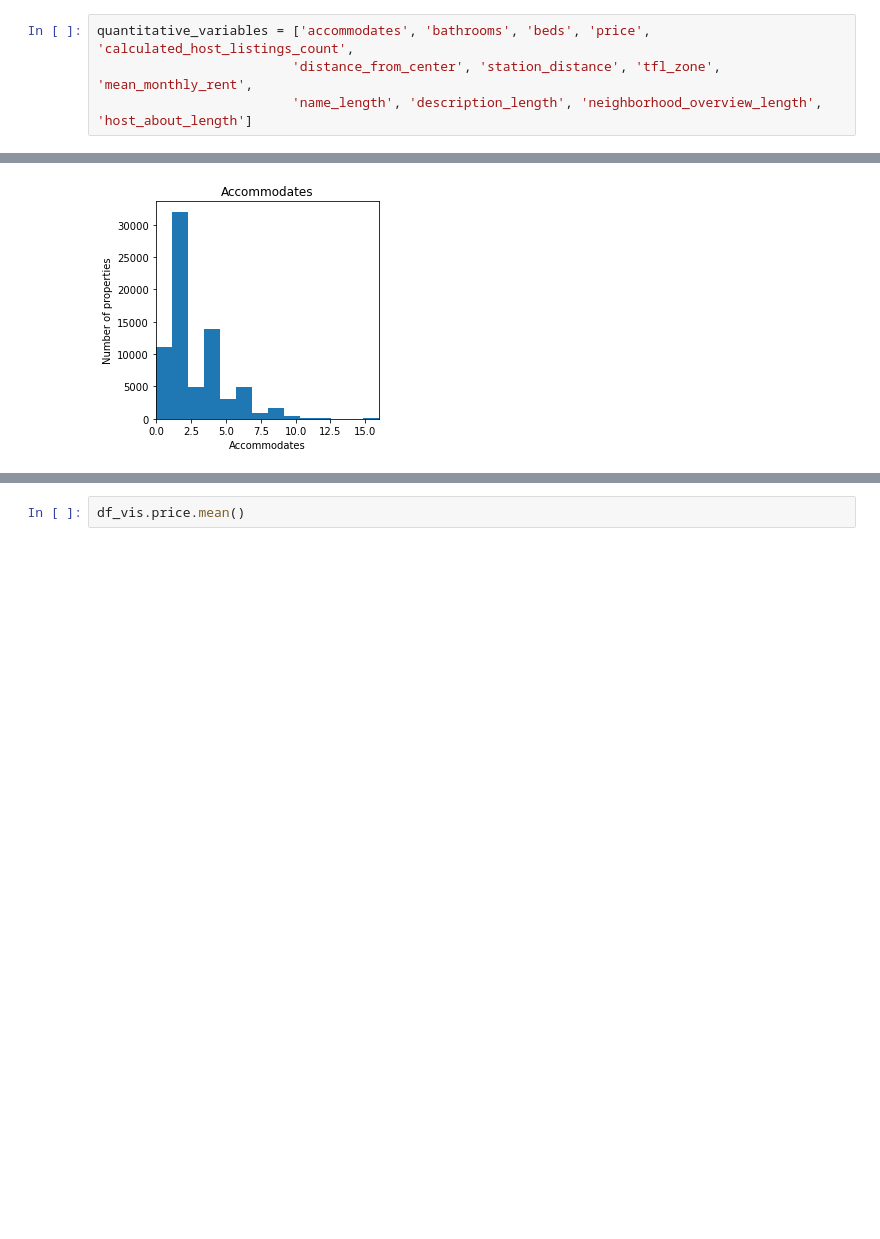
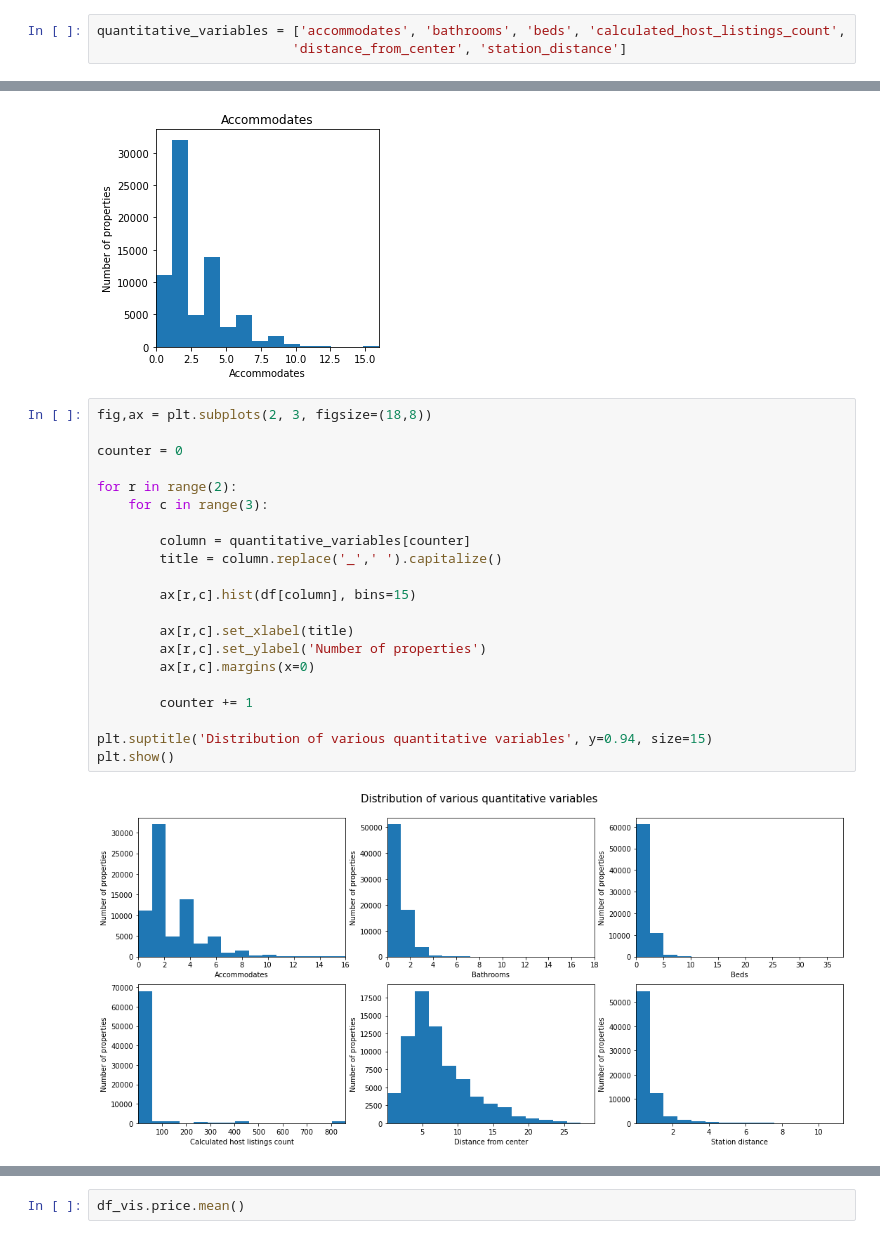
Before and after one commit to jradford5/GA_capstone_Airbnb_project, a Jupyter notebook: notebooks/capstone_airbnb_EDA.ipynb, the cells around one changed output, grey strips where cells are left out. Drawn from its saved outputs; the diff is of its cells as text; blank space fills up the shorter version.

Commit message:
added hist plots

```diff
--- a/notebooks/capstone_airbnb_EDA.ipynb
+++ b/notebooks/capstone_airbnb_EDA.ipynb
@@ -61,9 +61,8 @@ list(df_vis.columns)
  'neighborhood_overview_length',
  'host_about_length']
 # %%
-quantitative_variables = ['accommodates', 'bathrooms', 'beds', 'price', 'calculated_host_listings_count',
-                         'distance_from_center', 'station_distance', 'tfl_zone', 'mean_monthly_rent',
-                         'name_length', 'description_length', 'neighborhood_overview_length', 'host_about_length']
+quantitative_variables = ['accommodates', 'bathrooms', 'beds', 'calculated_host_listings_count',
+                         'distance_from_center', 'station_distance']
 # %%
 fig,ax = plt.subplots(figsize = (4,4))
 
@@ -78,6 +77,29 @@ ax.set_title('Accommodates')
 plt.show()
 # %% [output]
 [figure]
+# %%
+fig,ax = plt.subplots(2, 3, figsize=(18,8))
+
+counter = 0
+
+for r in range(2):
+    for c in range(3):
+
+        column = quantitative_variables[counter]
+        title = column.replace('_',' ').capitalize()
+
+        ax[r,c].hist(df[column], bins=15)
+
+        ax[r,c].set_xlabel(title)
+        ax[r,c].set_ylabel('Number of properties')
+        ax[r,c].margins(x=0)
+
+        counter += 1
+
+plt.suptitle('Distribution of various quantitative variables', y=0.94, size=15)
+plt.show()
+# %% [output]
+[figure, added]
 # %%
 for variable in quantitative_variables:
 
```
Also changed, not shown: parts of 1 cell of this notebook.
